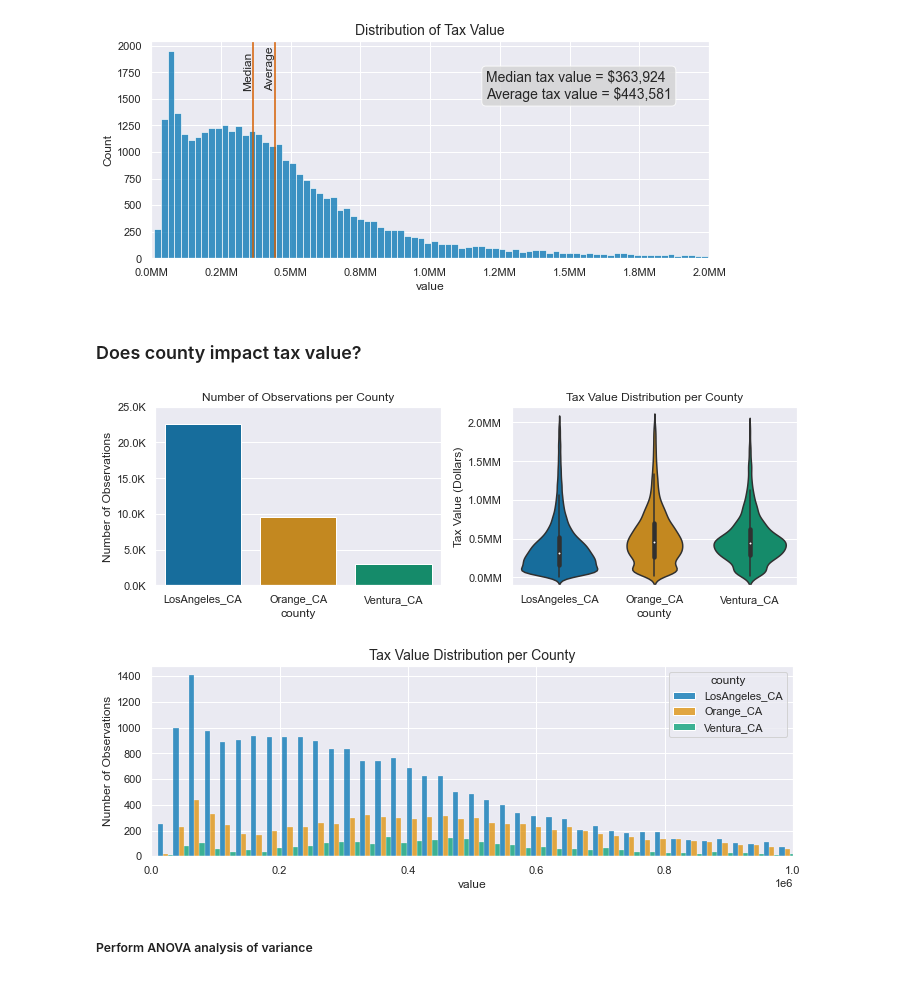
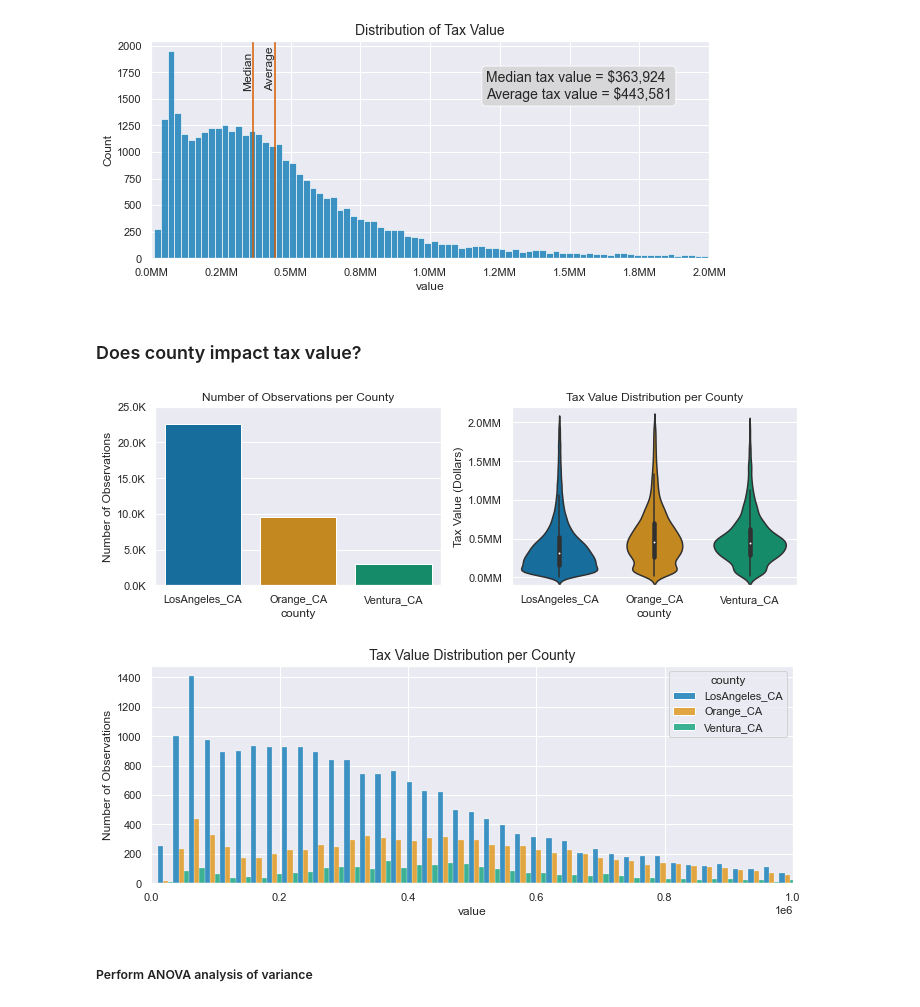
Before and after one commit to Cayt-Schlichting/example-regression-project, a Jupyter notebook: Report.ipynb, the cells around one changed output. Drawn from its saved outputs; the diff is of its cells as text; code cells hidden in the pictures.

```diff
--- a/Report.ipynb
+++ b/Report.ipynb
@@ -91,28 +91,28 @@ ax.text(1_200_000,1500, textstr, fontsize=14,bbox=props);
 # %%
 #Does county impact tax value
 display(Markdown('### Does county impact tax value?'))
 plt.figure(figsize=(10,3.5)) #initialize figure
 plt.subplot(121) #begin plotting
 ax = sns.countplot(x=tr_eda.county);
 utils.yticks_k(ax) #pretty print y axis & title
 plt.title('Number of Observations per County')
 plt.ylabel('Number of Observations')
 plt.subplot(122) #Begin plot 2
 ax = sns.violinplot(data = tr_eda,x='county',y='value');
 utils.yticks_mm(ax) #pretty print y axis & title
 ax.set_ylim((-100_000,2_200_000));
 plt.title('Tax Value Distribution per County')
 plt.ylabel('Tax Value (Dollars)')
 plt.tight_layout()
-plt.figure(figsize=(11.5,3.5)) #Add Final plot (3)
+plt.figure(figsize=(11.5,4)) #Add Final plot (3)
 ax = sns.histplot(data=tr_eda, x='value',hue='county',multiple='dodge')
 plt.title('Tax Value Distribution per County',fontsize=14)
 plt.ylabel('Number of Observations')
 ax.set_xlim((0,1_000_000));
 # %% [output]
 ### Does county impact tax value?
 [figure]
-[figure, old version]
+[figure, new version]
 # %% [markdown]
 ##### Perform ANOVA analysis of variance
 # %%
```
Also changed, not shown: parts of 8 cells of this notebook, 2 other files.
